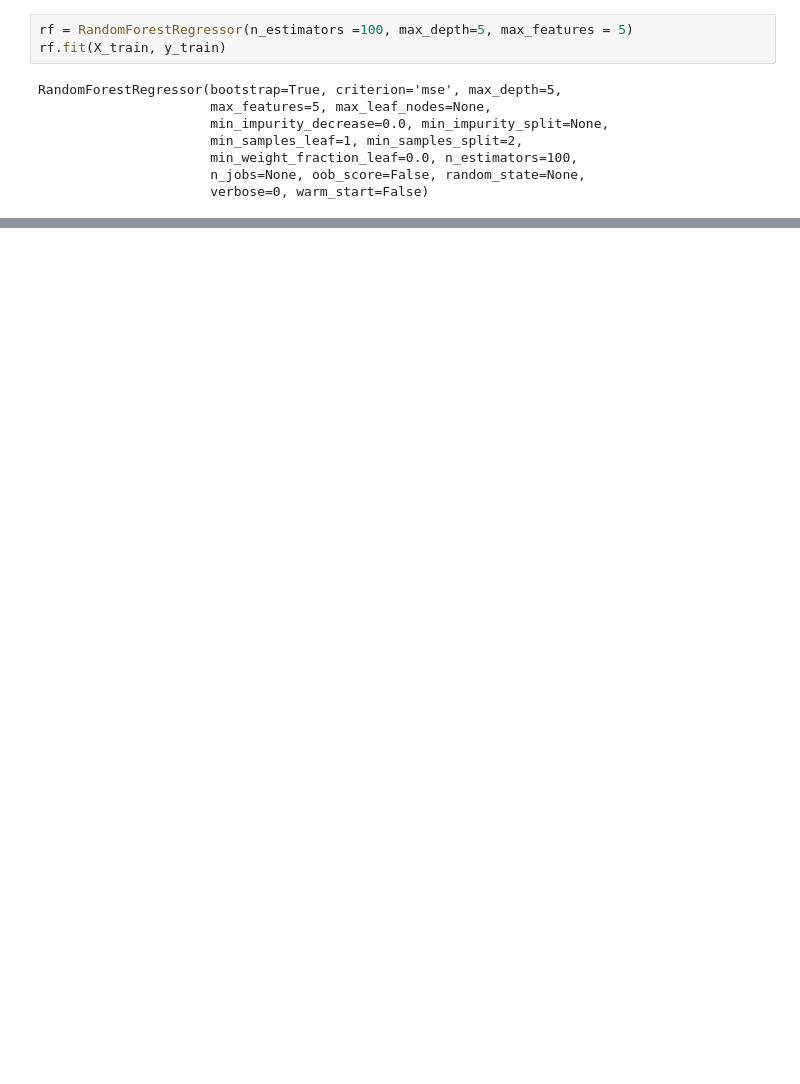
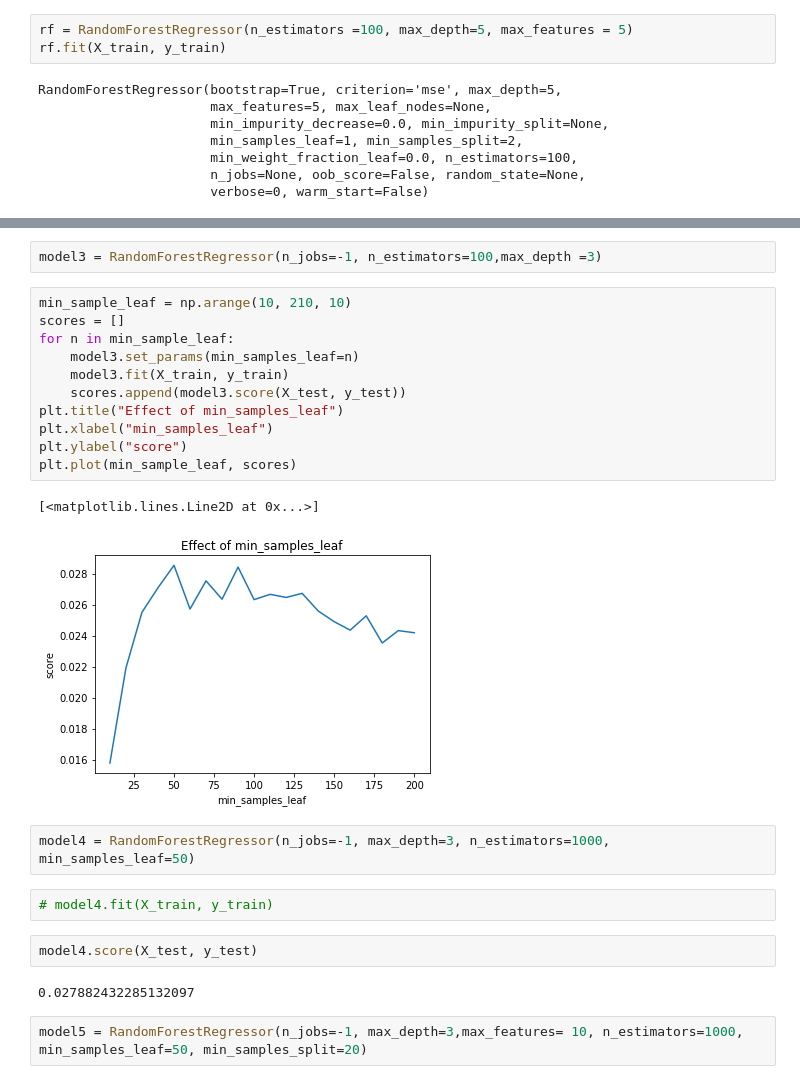
Before and after one commit to farzad-yousefi/Assessment-of-online-news-popularity, a Jupyter notebook: Newspopularity.ipynb, the cells around one changed output, grey strips where cells are left out. Drawn from its saved outputs; the diff is of its cells as text; blank space fills up the shorter version.

```diff
--- a/Newspopularity.ipynb
+++ b/Newspopularity.ipynb
@@ -260,0 +305,26 @@ r2_score(y_test, rf.predict(X_test))
+# %%
+model3 = RandomForestRegressor(n_jobs=-1, n_estimators=100,max_depth =3)
+# %%
+min_sample_leaf = np.arange(10, 210, 10)
+scores = []
+for n in min_sample_leaf:
+    model3.set_params(min_samples_leaf=n)
+    model3.fit(X_train, y_train)
+    scores.append(model3.score(X_test, y_test))
+plt.title("Effect of min_samples_leaf")
+plt.xlabel("min_samples_leaf")
+plt.ylabel("score")
+plt.plot(min_sample_leaf, scores)
+# %% [output]
+[<matplotlib.lines.Line2D at 0x...>]
+[figure, added]
+# %%
+model4 = RandomForestRegressor(n_jobs=-1, max_depth=3, n_estimators=1000, min_samples_leaf=50)
+# %%
+# model4.fit(X_train, y_train)
+# %%
+model4.score(X_test, y_test)
+# %% [output]
+0.027882432285132097
+# %%
+model5 = RandomForestRegressor(n_jobs=-1, max_depth=3,max_features= 10, n_estimators=1000, min_samples_leaf=50, min_samples_split=20)
```
Also changed, not shown: parts of 21 cells of this notebook.
